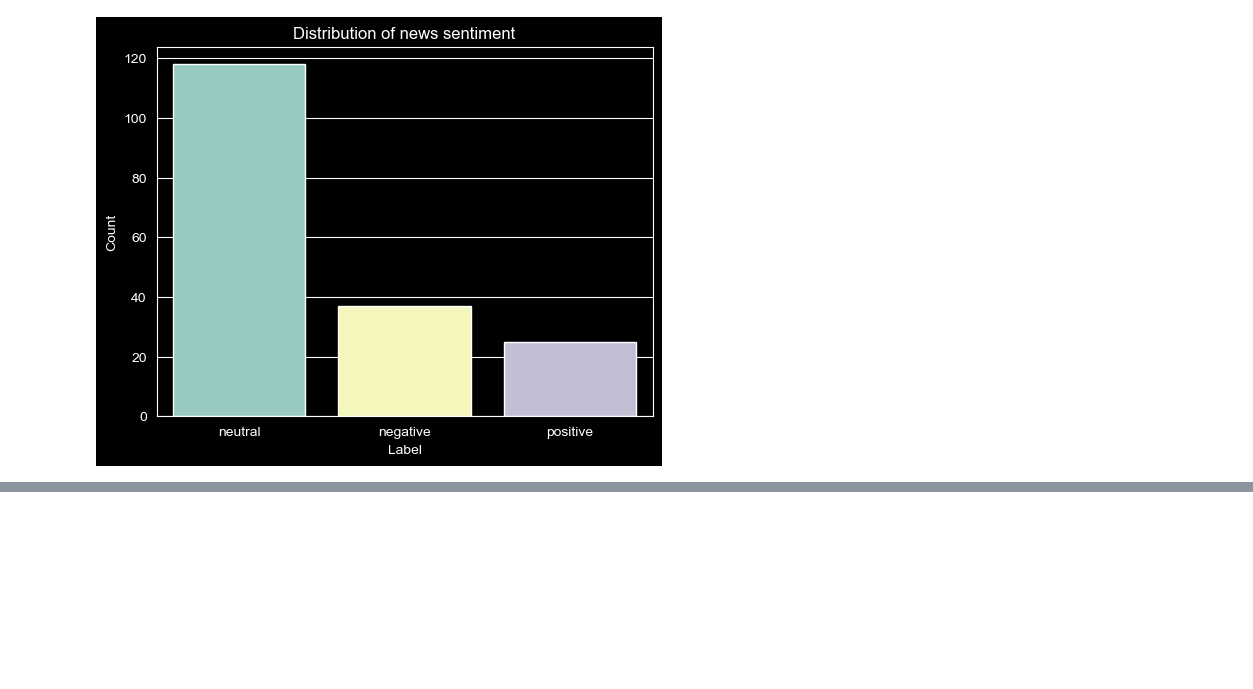
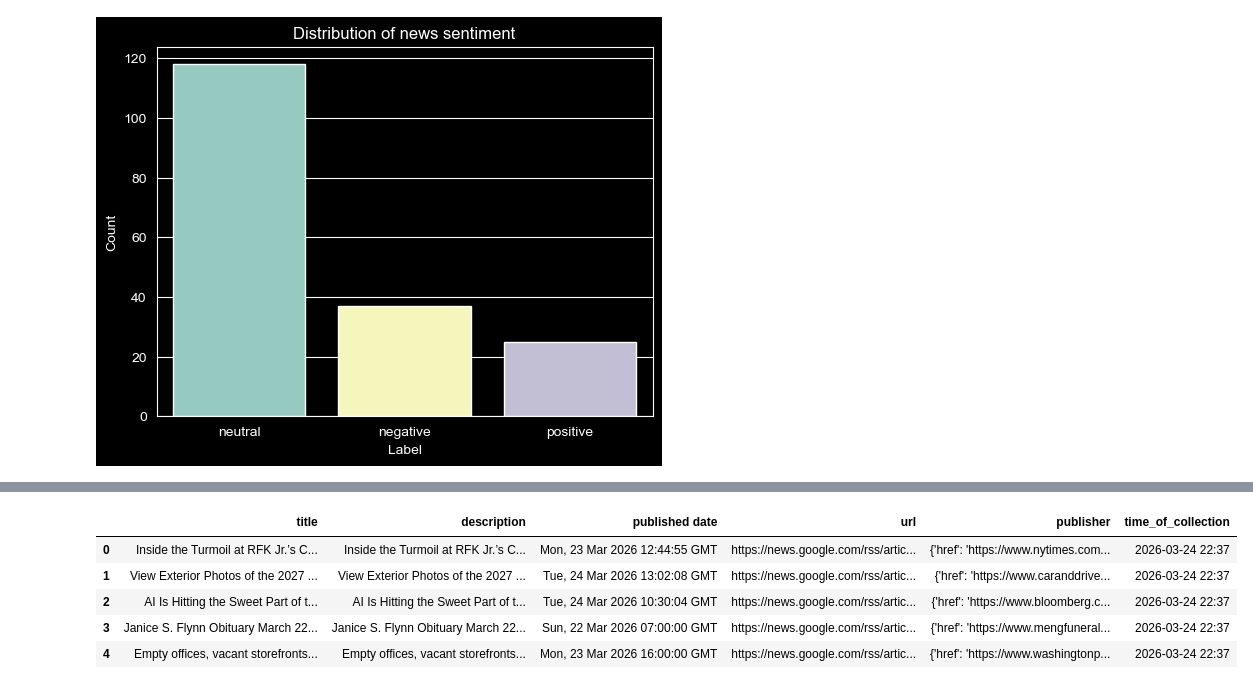
Before and after one commit to ajiteshsi/test_2, a Jupyter notebook: sentiment_gnews.ipynb, the cells around one changed output, grey strips where cells are left out. Saved outputs shown, nothing was run; the diff lists cells and outputs as text; code cells hidden in the pictures; blank space fills up the shorter version.

```diff
--- a/sentiment_gnews.ipynb
+++ b/sentiment_gnews.ipynb
@@ -136,0 +227,10 @@ fig.show()
+# %%
+sp_df=pd.read_csv(path+'\S&P 500.csv')
+sp_df.head()
+# %% [output]
+|  | title | description | published date | url | publisher | time_of_collection |
+| 0 | Inside the Turmoil at RFK Jr.’s C... | Inside the Turmoil at RFK Jr.’s C... | Mon, 23 Mar 2026 12:44:55 GMT | https://news.google.com/rss/artic... | {'href': 'https://www.nytimes.com... | 2026-03-24 22:37 |
+| 1 | View Exterior Photos of the 2027 ... | View Exterior Photos of the 2027 ... | Tue, 24 Mar 2026 13:02:08 GMT | https://news.google.com/rss/artic... | {'href': 'https://www.caranddrive... | 2026-03-24 22:37 |
+| 2 | AI Is Hitting the Sweet Part of t... | AI Is Hitting the Sweet Part of t... | Tue, 24 Mar 2026 10:30:04 GMT | https://news.google.com/rss/artic... | {'href': 'https://www.bloomberg.c... | 2026-03-24 22:37 |
+| 3 | Janice S. Flynn Obituary March 22... | Janice S. Flynn Obituary March 22... | Sun, 22 Mar 2026 07:00:00 GMT | https://news.google.com/rss/artic... | {'href': 'https://www.mengfuneral... | 2026-03-24 22:37 |
+| 4 | Empty offices, vacant storefronts... | Empty offices, vacant storefronts... | Mon, 23 Mar 2026 16:00:00 GMT | https://news.google.com/rss/artic... | {'href': 'https://www.washingtonp... | 2026-03-24 22:37 |
```
Also changed, not shown: parts of 27 cells of this notebook.
